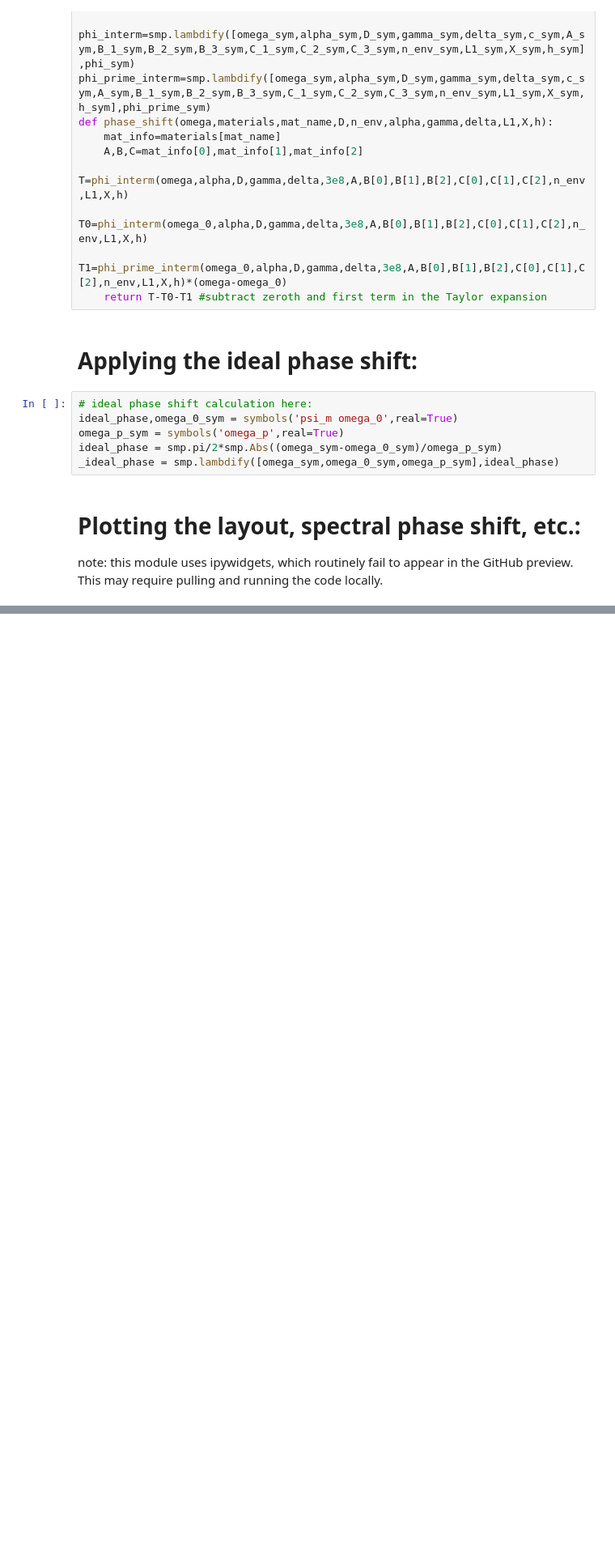
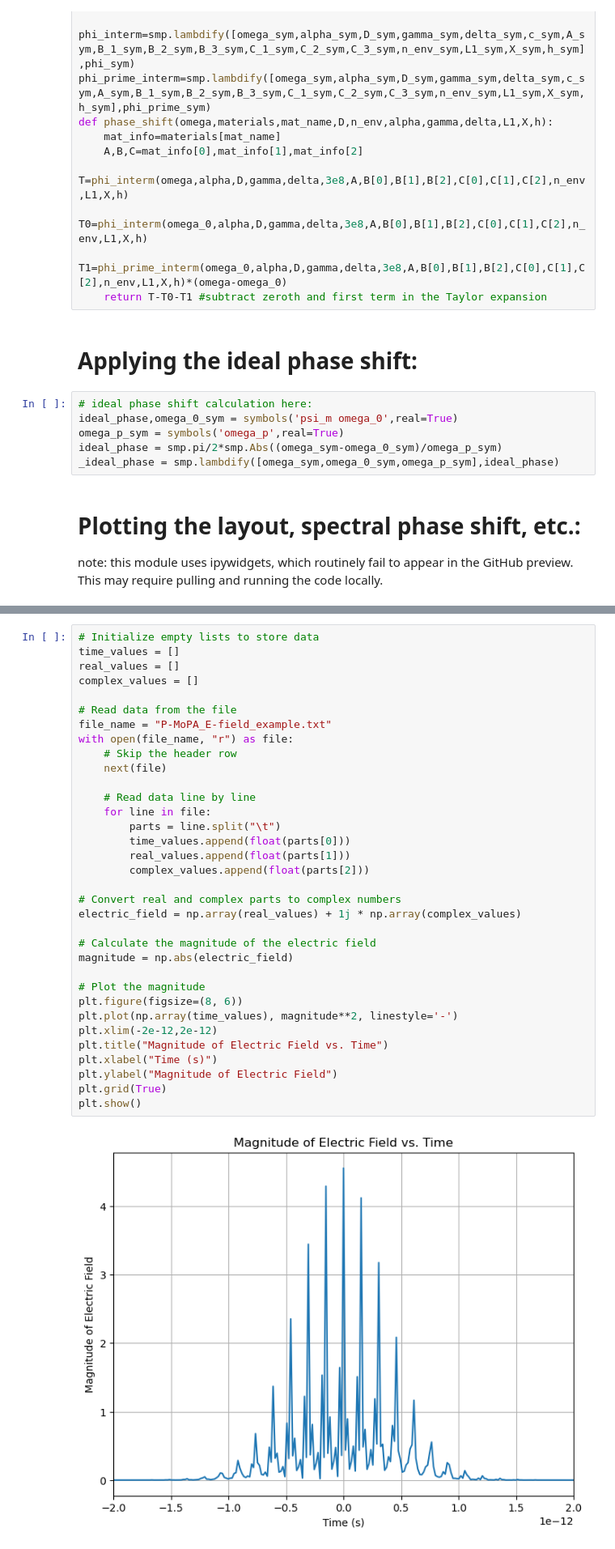
Before and after one commit to sebastiankalos/prism_compressor, a Jupyter notebook: prism_compressor.ipynb, the cells around one changed output, grey strips where cells are left out. Shown at 81% size. Cells and saved outputs as stored; diff of their text form; blank space fills up the shorter version.

```diff
--- a/prism_compressor.ipynb
+++ b/prism_compressor.ipynb
@@ -614,0 +657,36 @@ interactive(children=(IntSlider(value=10, description='L_mod_cm', max=15, min=5)
+# %%
+# Initialize empty lists to store data
+time_values = []
+real_values = []
+complex_values = []
+
+# Read data from the file
+file_name = "P-MoPA_E-field_example.txt"
+with open(file_name, "r") as file:
+    # Skip the header row
+    next(file)
+
+    # Read data line by line
+    for line in file:
+        parts = line.split("\t")
+        time_values.append(float(parts[0]))
+        real_values.append(float(parts[1]))
+        complex_values.append(float(parts[2]))
+
+# Convert real and complex parts to complex numbers
+electric_field = np.array(real_values) + 1j * np.array(complex_values)
+
+# Calculate the magnitude of the electric field
+magnitude = np.abs(electric_field)
+
+# Plot the magnitude
+plt.figure(figsize=(8, 6))
+plt.plot(np.array(time_values), magnitude**2, linestyle='-')
+plt.xlim(-2e-12,2e-12)
+plt.title("Magnitude of Electric Field vs. Time")
+plt.xlabel("Time (s)")
+plt.ylabel("Magnitude of Electric Field")
+plt.grid(True)
+plt.show()
+# %% [output]
+[figure, added]
```
Also changed, not shown: parts of 5 cells of this notebook, 5 other files.
